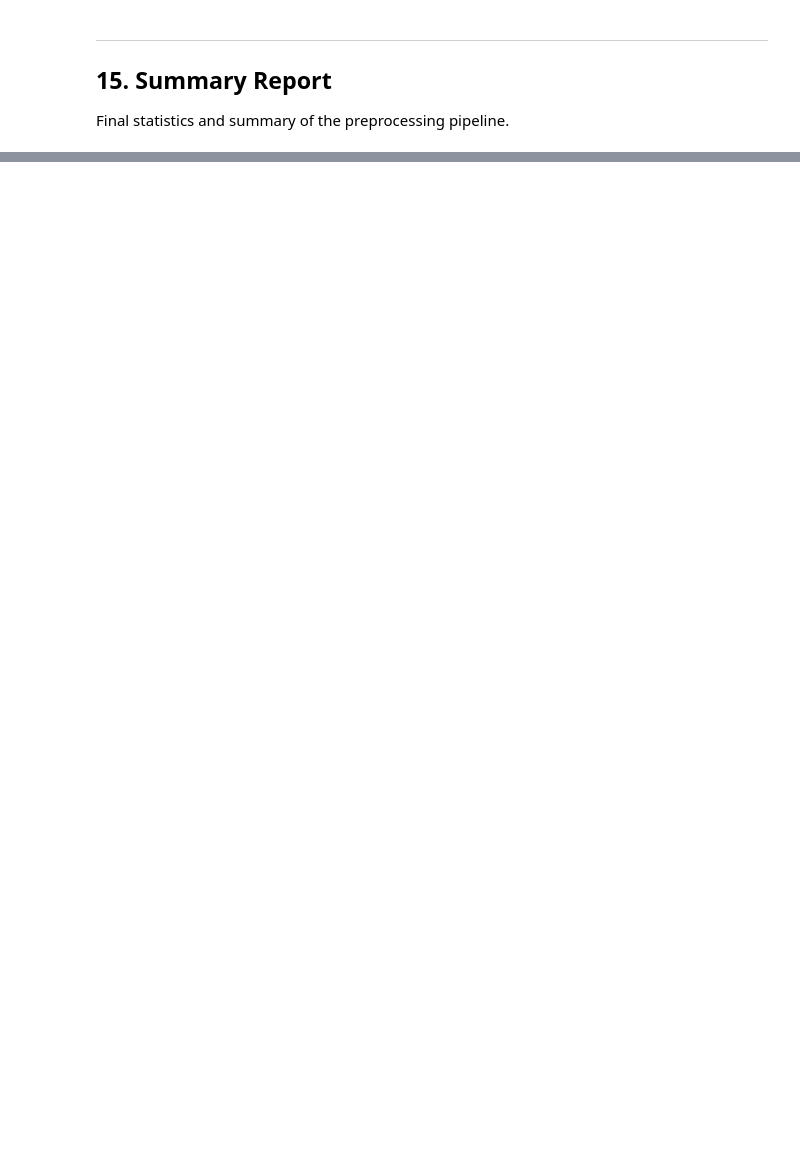
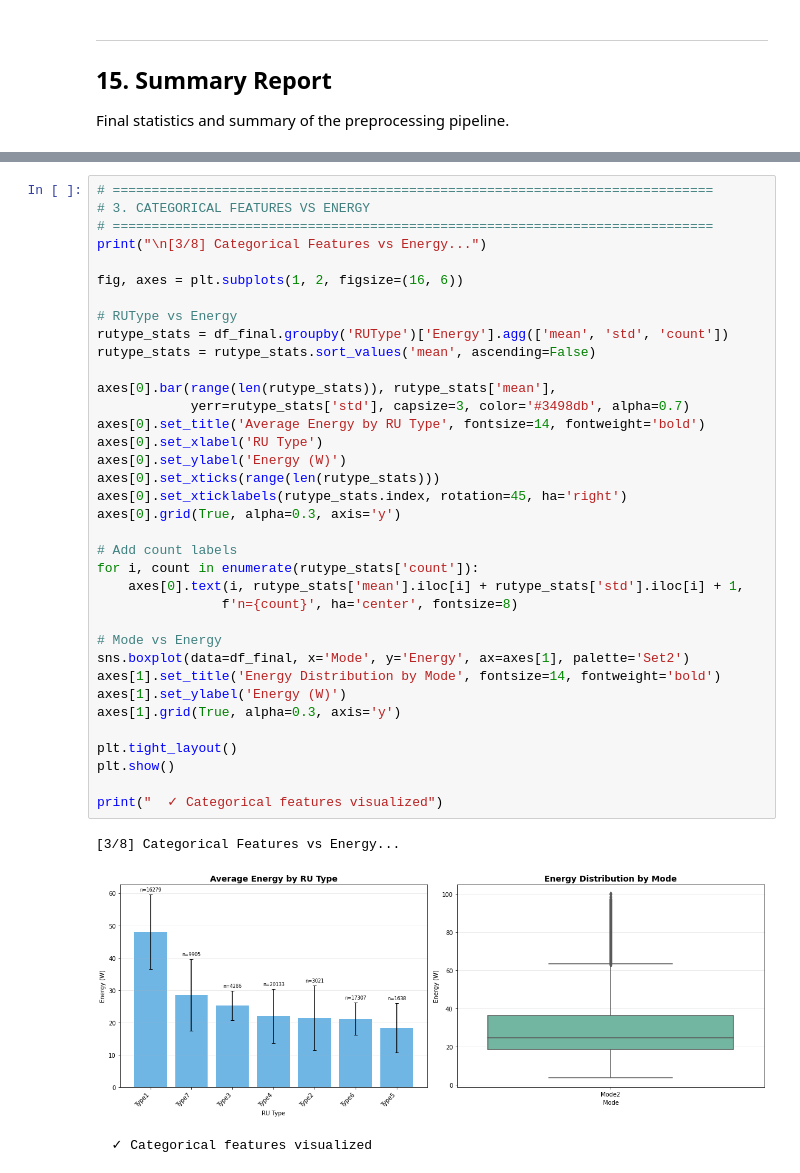
Before and after one commit to kritadhic/ai5ges, a Jupyter notebook: HuggingFace-netop-5G-Network-Energy-Consumption/preprocess_netop.ipynb, the cells around one changed output, grey strips where cells are left out. Cells and saved outputs as stored; diff of their text form; blank space fills up the shorter version.

```diff
--- a/HuggingFace-netop-5G-Network-Energy-Consumption/preprocess_netop.ipynb
+++ b/HuggingFace-netop-5G-Network-Energy-Consumption/preprocess_netop.ipynb
@@ -742,0 +1162,40 @@ df_final.columns
+# %%
+# =============================================================================
+# 3. CATEGORICAL FEATURES VS ENERGY
+# =============================================================================
+print("\n[3/8] Categorical Features vs Energy...")
+
+fig, axes = plt.subplots(1, 2, figsize=(16, 6))
+
+# RUType vs Energy
+rutype_stats = df_final.groupby('RUType')['Energy'].agg(['mean', 'std', 'count'])
+rutype_stats = rutype_stats.sort_values('mean', ascending=False)
+
+axes[0].bar(range(len(rutype_stats)), rutype_stats['mean'],
+            yerr=rutype_stats['std'], capsize=3, color='#3498db', alpha=0.7)
+axes[0].set_title('Average Energy by RU Type', fontsize=14, fontweight='bold')
+axes[0].set_xlabel('RU Type')
+axes[0].set_ylabel('Energy (W)')
+axes[0].set_xticks(range(len(rutype_stats)))
+axes[0].set_xticklabels(rutype_stats.index, rotation=45, ha='right')
+axes[0].grid(True, alpha=0.3, axis='y')
+
+# Add count labels
+for i, count in enumerate(rutype_stats['count']):
+    axes[0].text(i, rutype_stats['mean'].iloc[i] + rutype_stats['std'].iloc[i] + 1,
+                f'n={count}', ha='center', fontsize=8)
+
+# Mode vs Energy
+sns.boxplot(data=df_final, x='Mode', y='Energy', ax=axes[1], palette='Set2')
+axes[1].set_title('Energy Distribution by Mode', fontsize=14, fontweight='bold')
+axes[1].set_ylabel('Energy (W)')
+axes[1].grid(True, alpha=0.3, axis='y')
+
+plt.tight_layout()
+plt.show()
+
+print("  ✓ Categorical features visualized")
+# %% [output]
+[3/8] Categorical Features vs Energy...
+[figure, added]
+  ✓ Categorical features visualized
```
Also changed, not shown: parts of 29 cells of this notebook, 6 other files.
